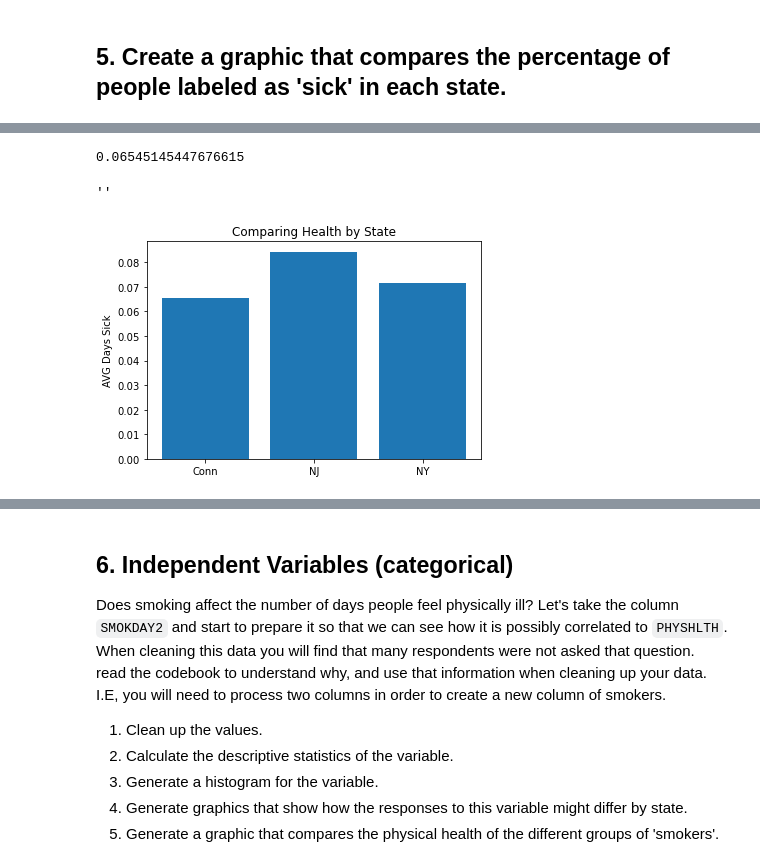
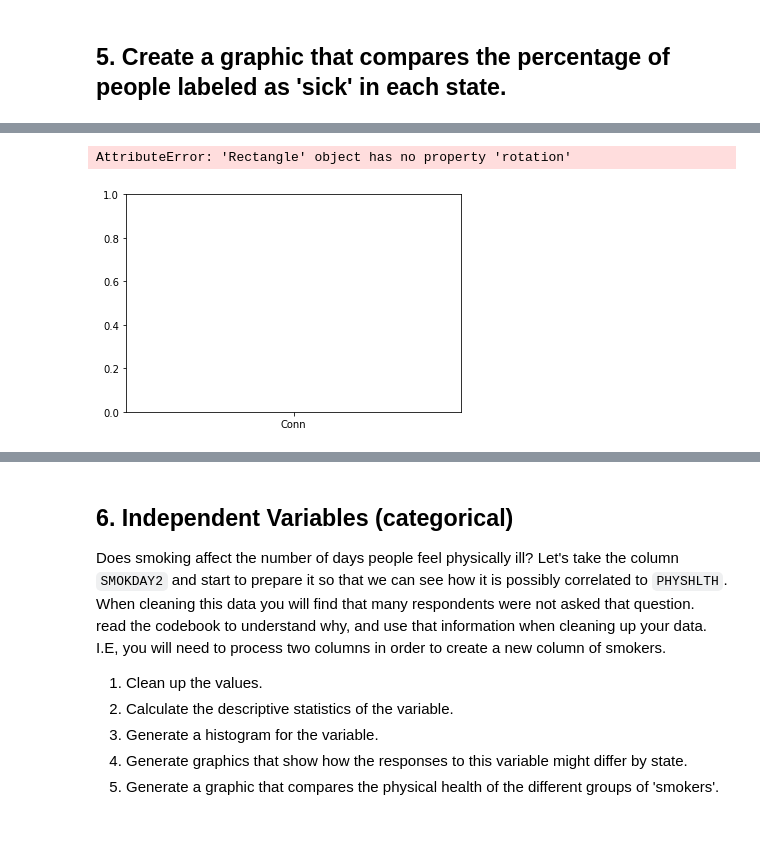
Before and after one commit to Mynusjanai/nyc-dc-ds-020121, a Jupyter notebook: Phase_2/STATS_case_study/Workbook_Statistical_Tests_Applied.ipynb, the cells around one changed output, grey strips where cells are left out. Drawn from its saved outputs; the diff is of its cells as text; code cells hidden in the pictures; blank space fills up the shorter version.

```diff
--- a/Phase_2/STATS_case_study/Workbook_Statistical_Tests_Applied.ipynb
+++ b/Phase_2/STATS_case_study/Workbook_Statistical_Tests_Applied.ipynb
@@ -292,17 +286,11 @@ Name: CHRONIC, dtype: float64
-# %%
-analysis[analysis['_STATE'] == 9.0]['CHRONIC'].mean()
-# %% [output]
-0.06545145447676615
-# %%
-fig, ax = plt.subplots()
-
-chronic_ill_tristate = analysis.groupby(['_STATE']).agg('mean')['CHRONIC']
-ax.bar(["Conn", "NJ", "NY"], analysis.groupby(['_STATE']).agg('mean')['CHRONIC'].values)
-ax.set_title("Comparing Health by State")
-ax.set_ylabel("AVG Days Sick")
-;
-# %% [output]
-''
-[figure, removed]
+# %%
+fig, ax = plt.subplots()
+states = ["Conn", "NJ", "NY"]
+chronic = analysis.groupby('_STATE')['CHRONIC'].mean().values
+ax.bar(states, chronic, rotation=90 )
+;
+# %% [output]
+AttributeError: 'Rectangle' object has no property 'rotation'
+[figure, added]
 # %%
 # create graphic to compare chronically sick by state
```
Also changed, not shown: parts of 55 cells of this notebook, 19 other files.
